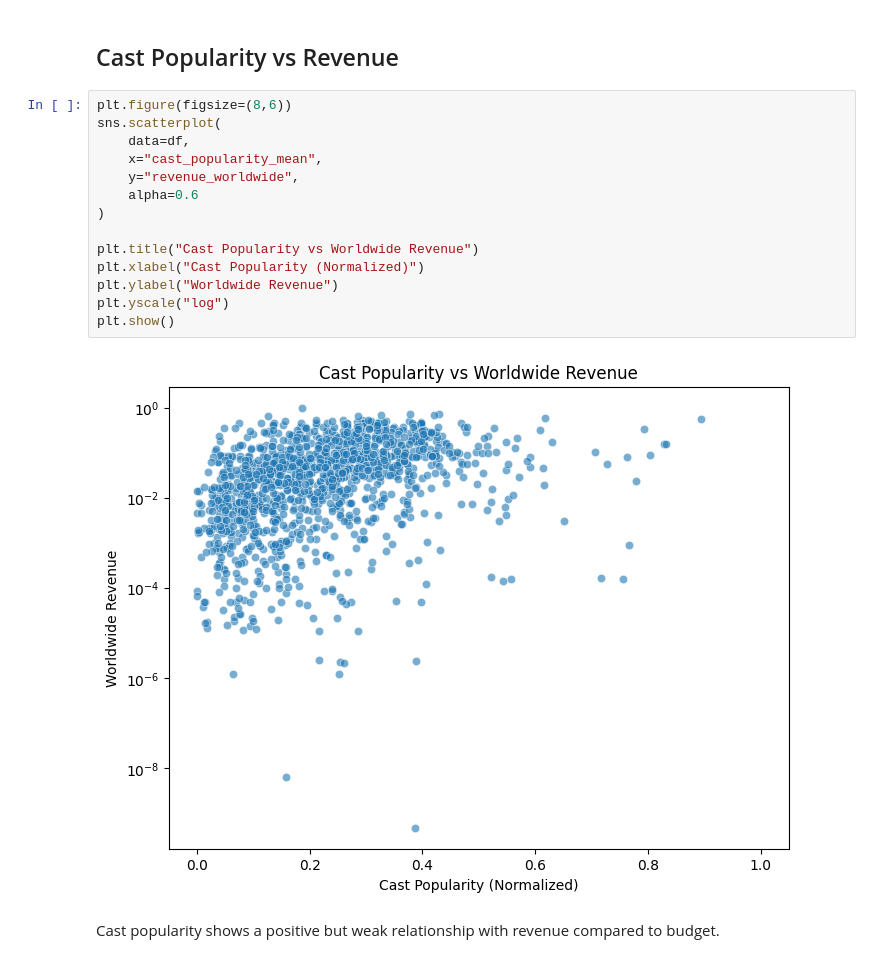
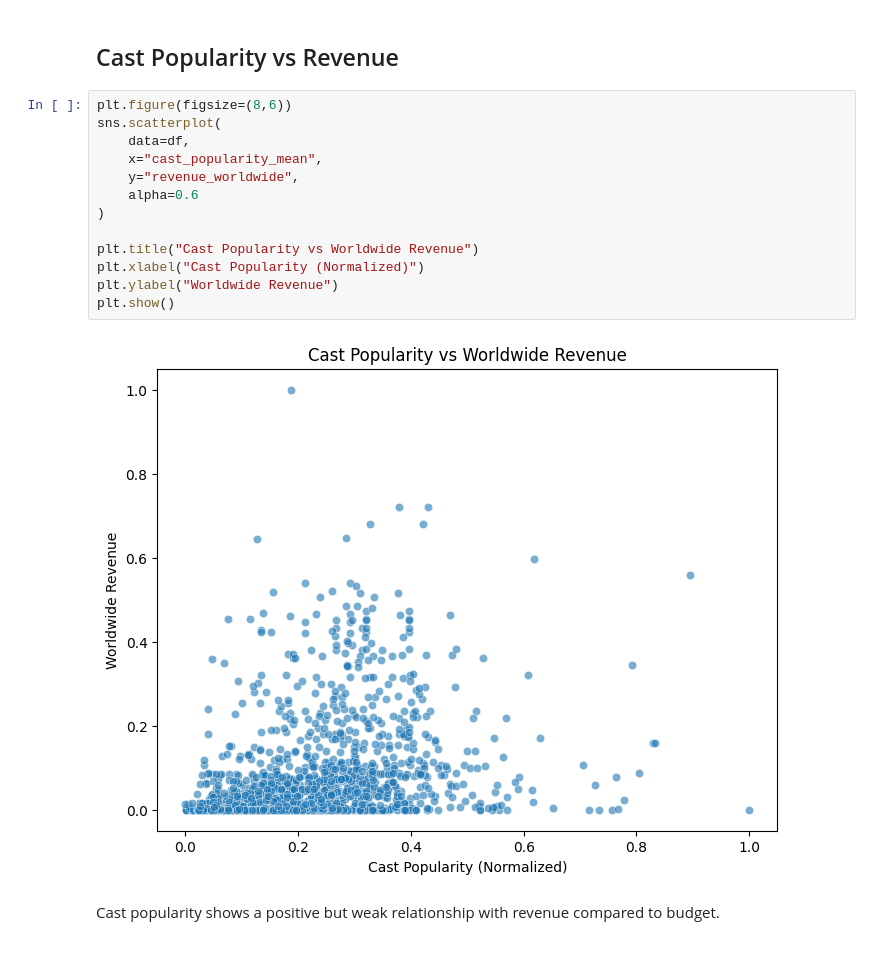
Before and after one commit to Darth-218/entertainment-analysis, a Jupyter notebook: notebooks/03-visualization.ipynb, the cells around one changed output. Saved outputs shown, nothing was run; the diff lists cells and outputs as text.

```diff
--- a/notebooks/03-visualization.ipynb
+++ b/notebooks/03-visualization.ipynb
@@ -60,19 +60,18 @@ Movies with higher IMDb ratings tend to show higher median revenue, but revenue
 # %%
 plt.figure(figsize=(8,6))
 sns.scatterplot(
     data=df,
     x="cast_popularity_mean",
     y="revenue_worldwide",
     alpha=0.6
 )
 
 plt.title("Cast Popularity vs Worldwide Revenue")
 plt.xlabel("Cast Popularity (Normalized)")
 plt.ylabel("Worldwide Revenue")
-plt.yscale("log")
 plt.show()
 # %% [output]
-[figure, old version]
+[figure, new version]
 # %% [markdown]
 Cast popularity shows a positive but weak relationship with revenue compared to budget.
 # %% [markdown]
```
Also changed, not shown: parts of 12 cells of this notebook.
